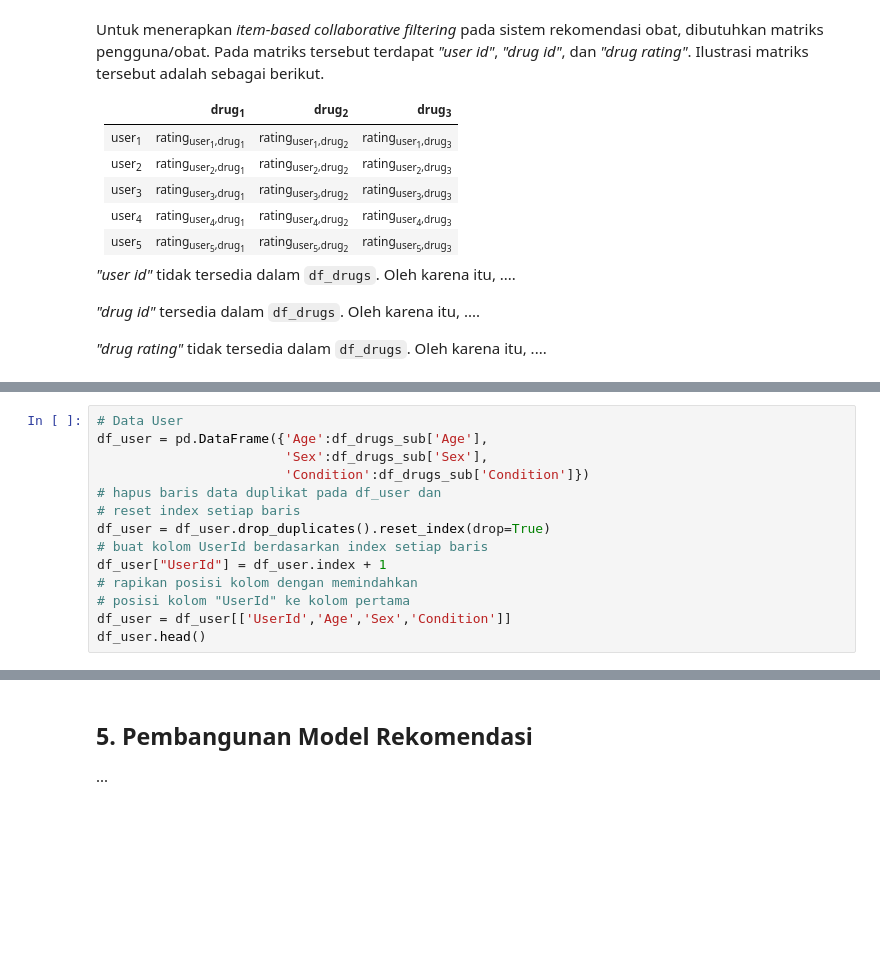
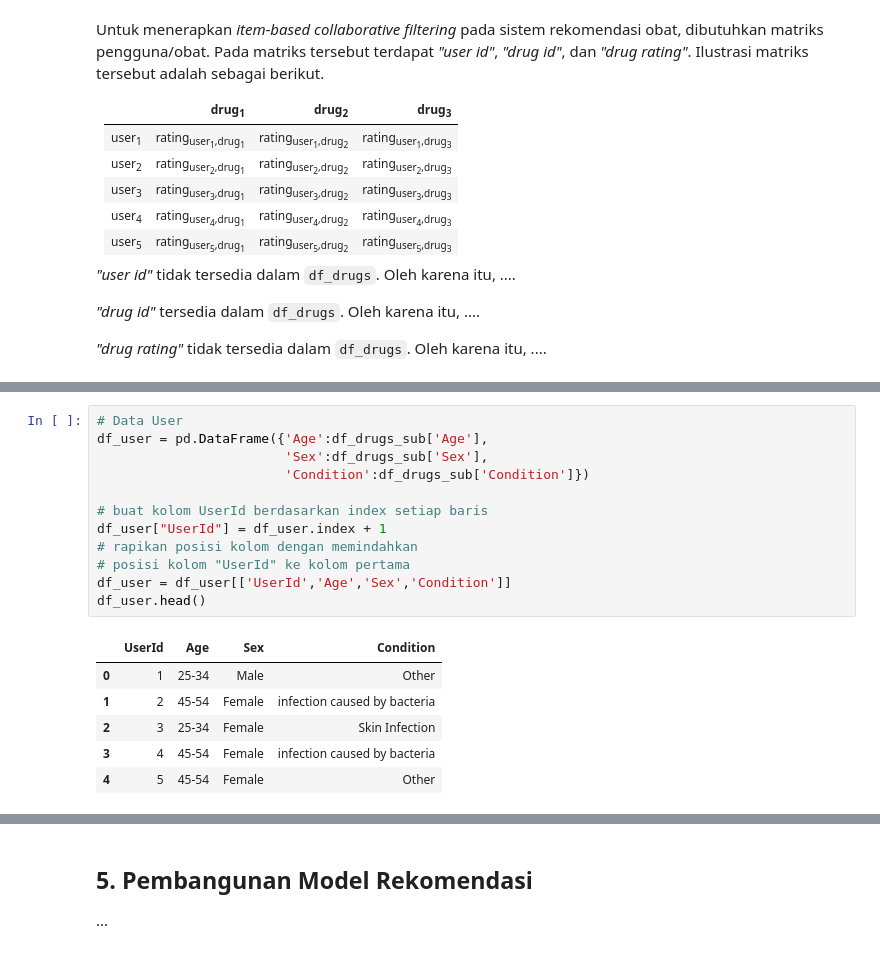
Before and after one commit to exemuel/weighted-hybrid-med-recsys, a Jupyter notebook: recommendation.ipynb, the cells around one changed output, grey strips where cells are left out. Cells and saved outputs as stored; diff of their text form; blank space fills up the shorter version.

```diff
--- a/recommendation.ipynb
+++ b/recommendation.ipynb
@@ -394,16 +676,21 @@ df_item.head()
 # %%
 # Data User
 df_user = pd.DataFrame({'Age':df_drugs_sub['Age'],
                         'Sex':df_drugs_sub['Sex'],
                         'Condition':df_drugs_sub['Condition']})
-# hapus baris data duplikat pada df_user dan
-# reset index setiap baris
-df_user = df_user.drop_duplicates().reset_index(drop=True)
+
 # buat kolom UserId berdasarkan index setiap baris
 df_user["UserId"] = df_user.index + 1
 # rapikan posisi kolom dengan memindahkan
 # posisi kolom "UserId" ke kolom pertama
 df_user = df_user[['UserId','Age','Sex','Condition']]
 df_user.head()
+# %% [output]
+|  | UserId | Age | Sex | Condition |
+| 0 | 1 | 25-34 | Male | Other |
+| 1 | 2 | 45-54 | Female | infection caused by bacteria |
+| 2 | 3 | 25-34 | Female | Skin Infection |
+| 3 | 4 | 45-54 | Female | infection caused by bacteria |
+| 4 | 5 | 45-54 | Female | Other |
 # %%
 # Data Rating
```
Also changed, not shown: parts of 24 cells of this notebook.
